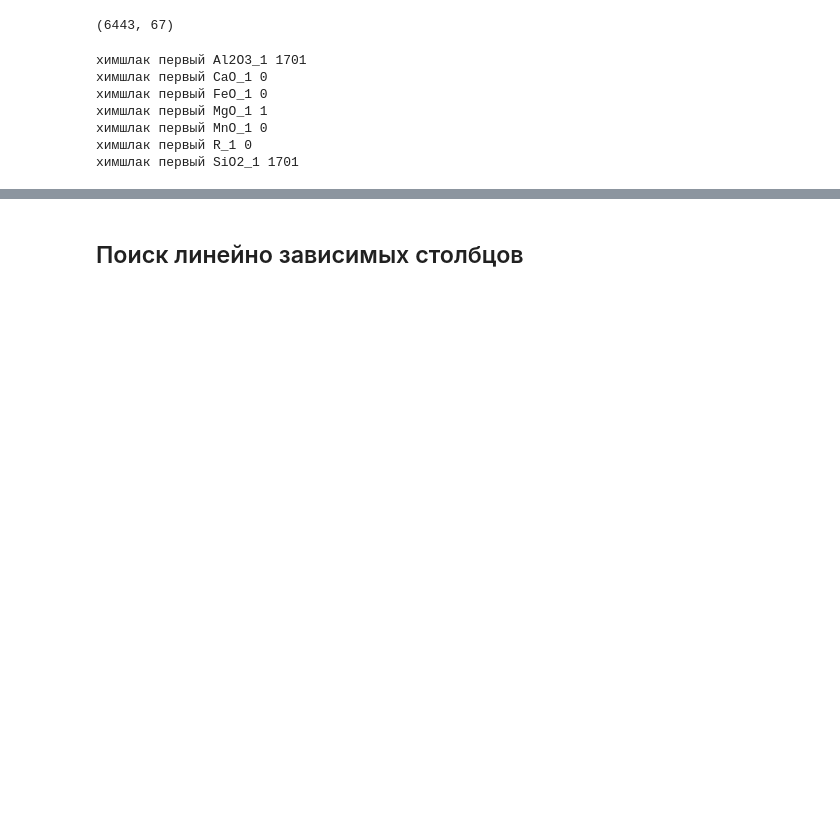
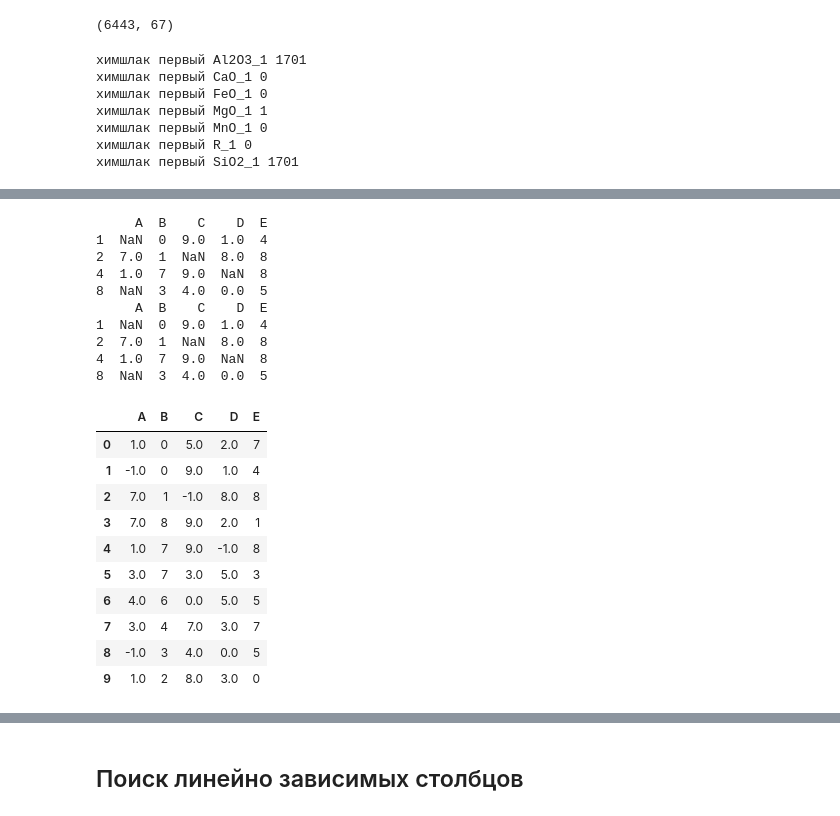
Before and after one commit to comptech-winter-school/steel-alloying, a Jupyter notebook: Zavarzin/data_processing.ipynb, the cells around one changed output, grey strips where cells are left out. Saved outputs shown, nothing was run; the diff lists cells and outputs as text; code cells hidden in the pictures; blank space fills up the shorter version.

```diff
--- a/Zavarzin/data_processing.ipynb
+++ b/Zavarzin/data_processing.ipynb
@@ -202,3 +234,43 @@ t продувка 46.067556521356515
+# %%
+A = pd.DataFrame(np.random.randint(0,10,size=(10, 5)), columns=list('ABCDE'))
+A.iloc[2,2] = np.NaN
+A.iloc[1,0] = np.NaN
+A.iloc[4,3] = np.NaN
+A.iloc[8,0] = np.NaN
+
+ch = A[A.isna().any(axis=1)]
+
+print(A[A.isna().any(axis=1)])
+pred = pd.DataFrame(
+    np.asarray([[-1,-1,-1,-1] for _ in range(4)]),
+    index=ch.index,
+    columns=list('ABCD'))
+
+print(ch)
+A = A.fillna(pred)
+A
+# %% [output]
+     A  B    C    D  E
+1  NaN  0  9.0  1.0  4
+2  7.0  1  NaN  8.0  8
+4  1.0  7  9.0  NaN  8
+8  NaN  3  4.0  0.0  5
+     A  B    C    D  E
+1  NaN  0  9.0  1.0  4
+2  7.0  1  NaN  8.0  8
+4  1.0  7  9.0  NaN  8
+8  NaN  3  4.0  0.0  5
+|  | A | B | C | D | E |
+| 0 | 1.0 | 0 | 5.0 | 2.0 | 7 |
+| 1 | -1.0 | 0 | 9.0 | 1.0 | 4 |
+| 2 | 7.0 | 1 | -1.0 | 8.0 | 8 |
+| 3 | 7.0 | 8 | 9.0 | 2.0 | 1 |
+| 4 | 1.0 | 7 | 9.0 | -1.0 | 8 |
+| 5 | 3.0 | 7 | 3.0 | 5.0 | 3 |
+| 6 | 4.0 | 6 | 0.0 | 5.0 | 5 |
+| 7 | 3.0 | 4 | 7.0 | 3.0 | 7 |
+| 8 | -1.0 | 3 | 4.0 | 0.0 | 5 |
+| 9 | 1.0 | 2 | 8.0 | 3.0 | 0 |
 # %%
 # Удаленние выбросов
 isfor = IsolationForest()
```
Also changed, not shown: parts of 11 cells of this notebook.
